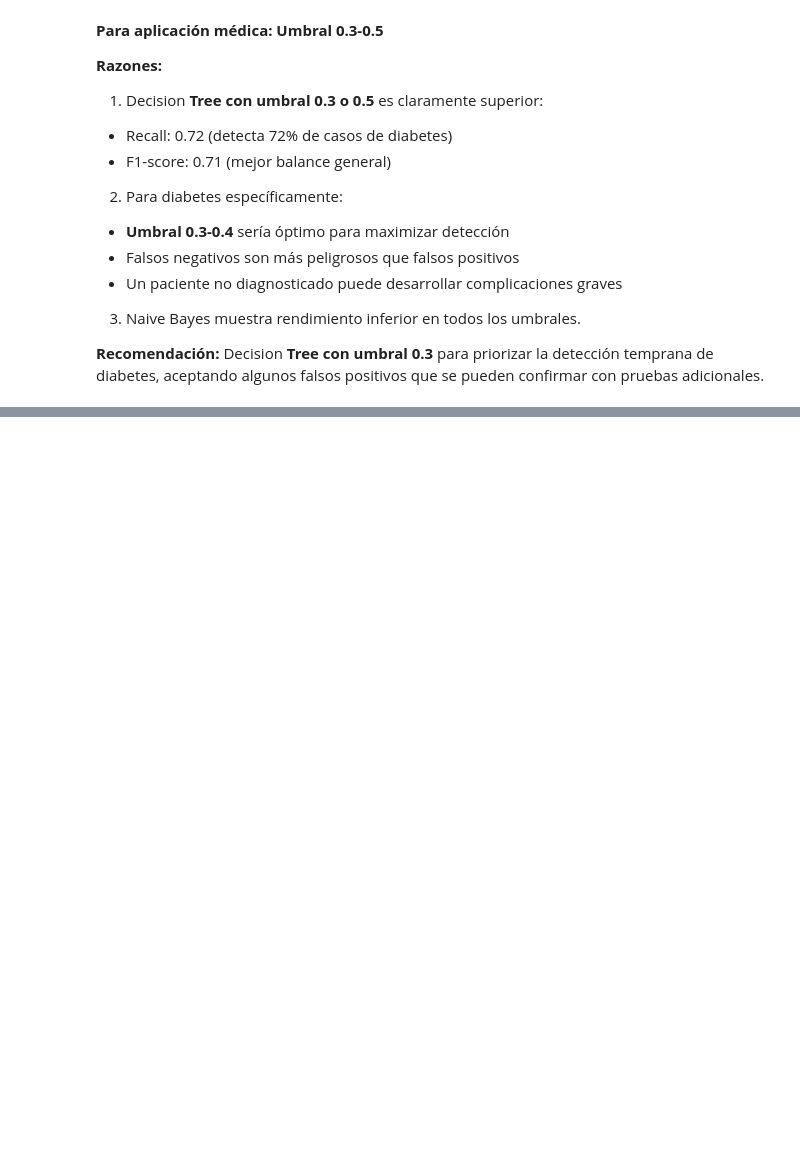
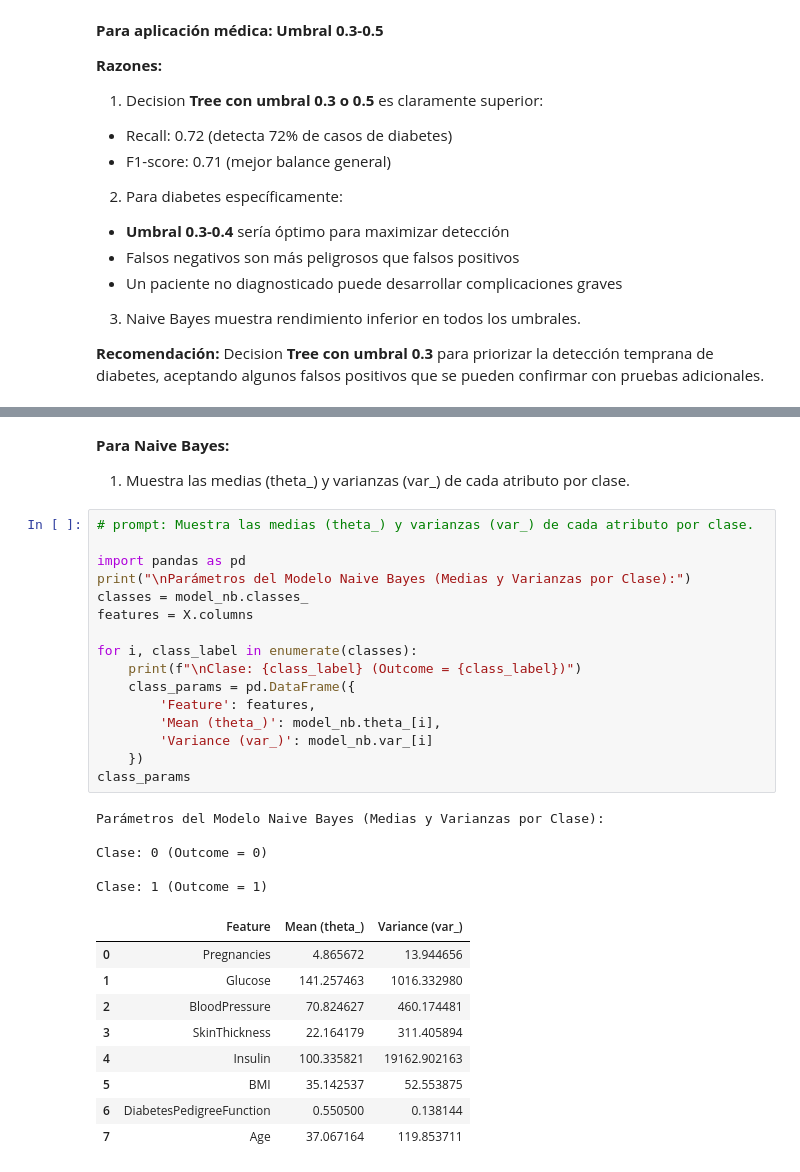
Before and after one commit to YoverOlivaresUNC/AILabs-Lab05, a Jupyter notebook: Lab05_LR.ipynb, the cells around one changed output, grey strips where cells are left out. Drawn from its saved outputs; the diff is of its cells as text; blank space fills up the shorter version.

```diff
--- a/Lab05_LR.ipynb
+++ b/Lab05_LR.ipynb
@@ -895,0 +1013,35 @@ Para Árbol de Decisión:
+# %% [markdown]
+**Para Naive Bayes:**
+
+1. Muestra las medias (theta_) y varianzas (var_) de cada atributo por clase.
+# %%
+# prompt: Muestra las medias (theta_) y varianzas (var_) de cada atributo por clase.
+
+import pandas as pd
+print("\nParámetros del Modelo Naive Bayes (Medias y Varianzas por Clase):")
+classes = model_nb.classes_
+features = X.columns
+
+for i, class_label in enumerate(classes):
+    print(f"\nClase: {class_label} (Outcome = {class_label})")
+    class_params = pd.DataFrame({
+        'Feature': features,
+        'Mean (theta_)': model_nb.theta_[i],
+        'Variance (var_)': model_nb.var_[i]
+    })
+class_params
+# %% [output]
+Parámetros del Modelo Naive Bayes (Medias y Varianzas por Clase):
+
+Clase: 0 (Outcome = 0)
+
+Clase: 1 (Outcome = 1)
+|  | Feature | Mean (theta_) | Variance (var_) |
+| 0 | Pregnancies | 4.865672 | 13.944656 |
+| 1 | Glucose | 141.257463 | 1016.332980 |
+| 2 | BloodPressure | 70.824627 | 460.174481 |
+| 3 | SkinThickness | 22.164179 | 311.405894 |
+| 4 | Insulin | 100.335821 | 19162.902163 |
+| 5 | BMI | 35.142537 | 52.553875 |
+| 6 | DiabetesPedigreeFunction | 0.550500 | 0.138144 |
+| 7 | Age | 37.067164 | 119.853711 |
```
Also changed, not shown: parts of 10 cells of this notebook.
